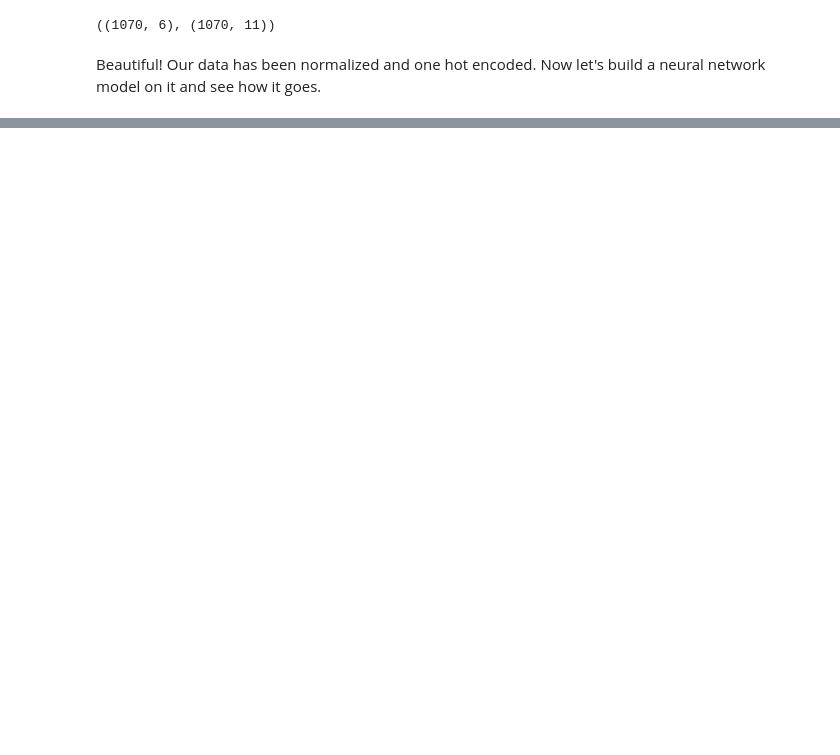
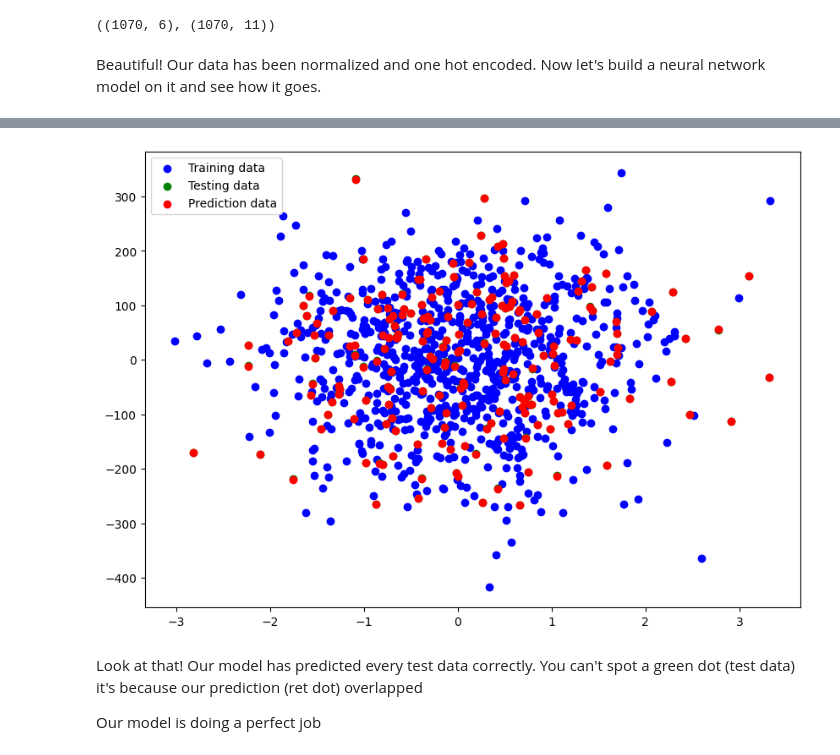
Before and after one commit to Hardtophead/Learn_DL_With_Tensorflow, a Jupyter notebook: 01_neural_network_regression_in_tensorflow_video.ipynb, the cells around one changed output, grey strips where cells are left out. Saved outputs shown, nothing was run; the diff lists cells and outputs as text; code cells hidden in the pictures; blank space fills up the shorter version.

```diff
--- a/01_neural_network_regression_in_tensorflow_video.ipynb
+++ b/01_neural_network_regression_in_tensorflow_video.ipynb
@@ -1456,0 +1687,19 @@ Name: count, dtype: int64
+# %%
+# Building our model with 3 layers and with more hidden units
+
+tf.random.set_seed(42)
+
+# Creating the model
+model_3 = tf.keras.Sequential([
+  tf.keras.layers.Dense(100),
+  tf.keras.layers.Dense(50),
+  tf.keras.layers.Dense(1) # Should be always one
+])
+
+# Compile the model
+model_3.compile(loss = tf.keras.losses.mae ,
+                optimizer = tf.keras.optimizers.Adam() ,
+                metrics = ['mae'])
+
+# Fit the model
+model_3.fit(X_train , y_train , epochs = 100)
@@ -1456,0 +1732,4 @@ Name: count, dtype: int64
+# %%
+# Making predictions
+y_preds_3 = model_3.predict(X_test)
+y_preds_3.shape
@@ -1456,0 +1739,10 @@ Name: count, dtype: int64
+# %%
+plot_prediction(X_train[: , 0] , y_train ,
+                 X_test[: , 0] , y_test ,
+                 y_preds_3)
+# %% [output]
+[figure, added]
+# %% [markdown]
+Look at that! Our model has predicted every test data correctly. You can't spot a green dot (test data) it's because our prediction (ret dot) overlapped
+
+Our model is doing a perfect job
```
Also changed, not shown: parts of 82 cells of this notebook, 3 other files.
